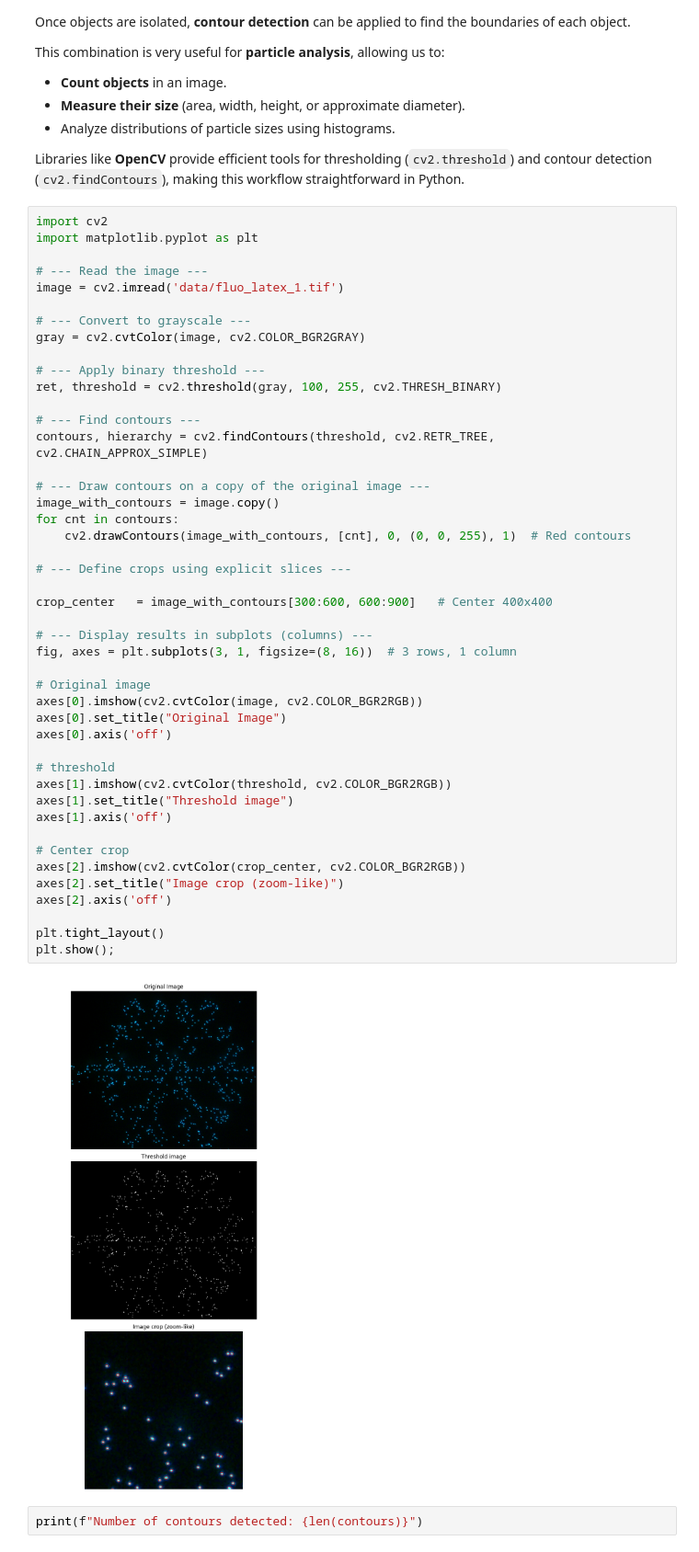
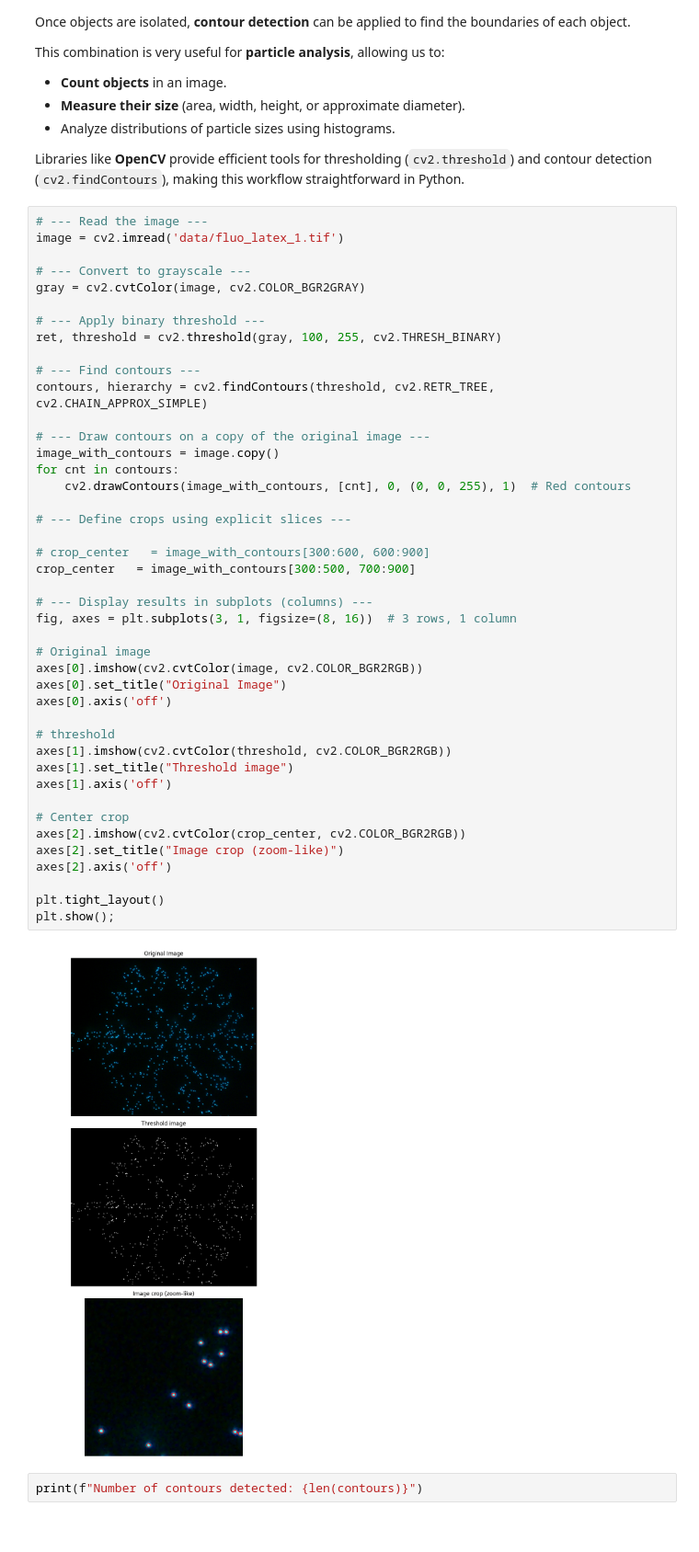
Before and after one commit to scayez/nino_workshop, a Jupyter notebook: intro_images.ipynb, the cells around one changed output. Shown at 92% size. Saved outputs shown, nothing was run; the diff lists cells and outputs as text.

```diff
--- a/intro_images.ipynb
+++ b/intro_images.ipynb
@@ -657,9 +653,6 @@ This combination is very useful for **particle analysis**, allowing us to:
 
 Libraries like **OpenCV** provide efficient tools for thresholding (`cv2.threshold`) and contour detection (`cv2.findContours`), making this workflow straightforward in Python.
 # %%
-import cv2
-import matplotlib.pyplot as plt
-
 # --- Read the image ---
 image = cv2.imread('data/fluo_latex_1.tif')
 
@@ -674,35 +667,36 @@ contours, hierarchy = cv2.findContours(threshold, cv2.RETR_TREE, cv2.CHAIN_APPRO
 
 # --- Draw contours on a copy of the original image ---
 image_with_contours = image.copy()
 for cnt in contours:
     cv2.drawContours(image_with_contours, [cnt], 0, (0, 0, 255), 1)  # Red contours
 
 # --- Define crops using explicit slices ---
 
-crop_center   = image_with_contours[300:600, 600:900]   # Center 400x400
+# crop_center   = image_with_contours[300:600, 600:900]
+crop_center   = image_with_contours[300:500, 700:900]
 
 # --- Display results in subplots (columns) ---
 fig, axes = plt.subplots(3, 1, figsize=(8, 16))  # 3 rows, 1 column
 
 # Original image
 axes[0].imshow(cv2.cvtColor(image, cv2.COLOR_BGR2RGB))
 axes[0].set_title("Original Image")
 axes[0].axis('off')
 
 # threshold
 axes[1].imshow(cv2.cvtColor(threshold, cv2.COLOR_BGR2RGB))
 axes[1].set_title("Threshold image")
 axes[1].axis('off')
 
 # Center crop
 axes[2].imshow(cv2.cvtColor(crop_center, cv2.COLOR_BGR2RGB))
 axes[2].set_title("Image crop (zoom-like)")
 axes[2].axis('off')
 
 plt.tight_layout()
 plt.show();
 # %% [output]
-[figure, old version]
+[figure, new version]
 # %%
 print(f"Number of contours detected: {len(contours)}")
 # %% [output]
```
Also changed, not shown: parts of 16 cells of this notebook, 5 other files.
